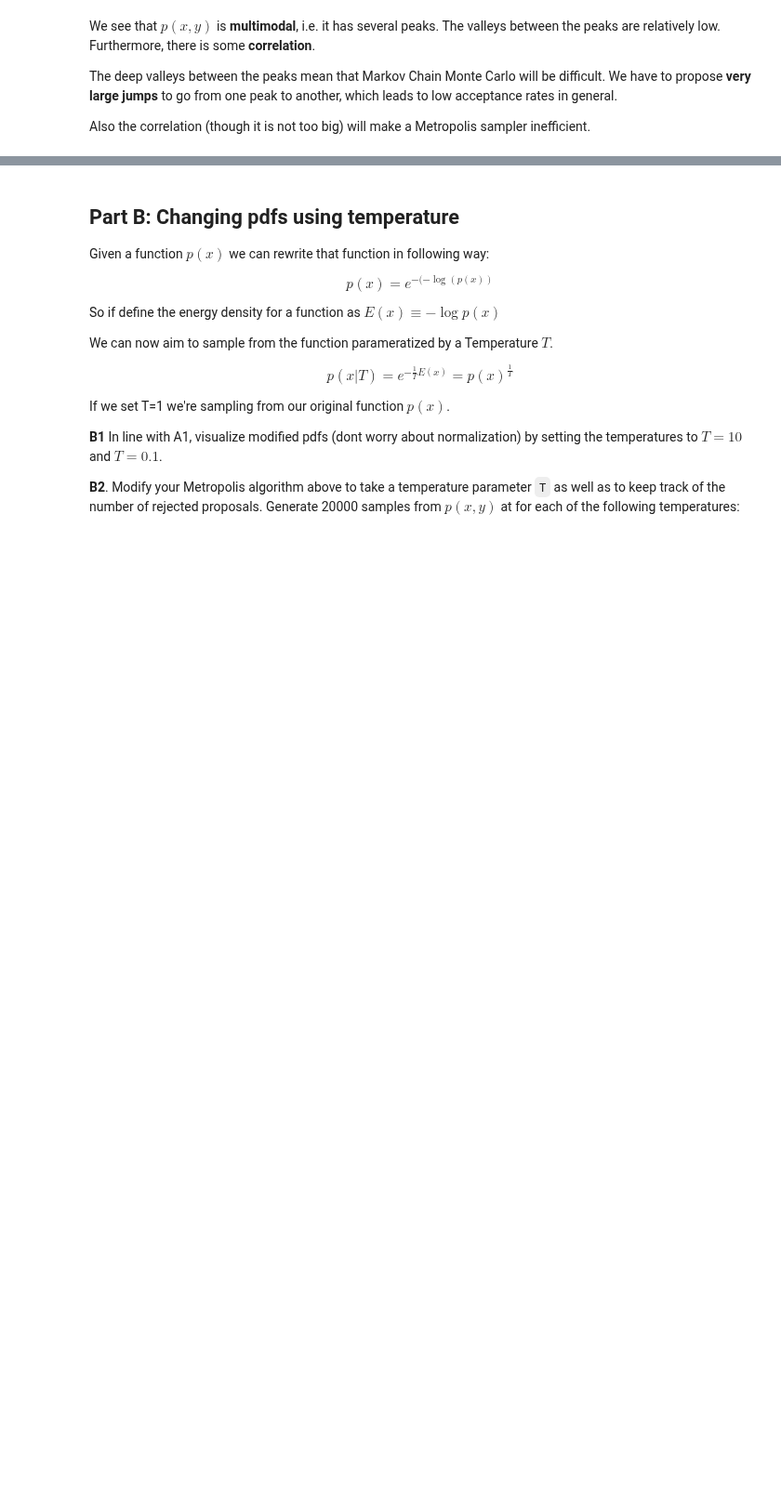
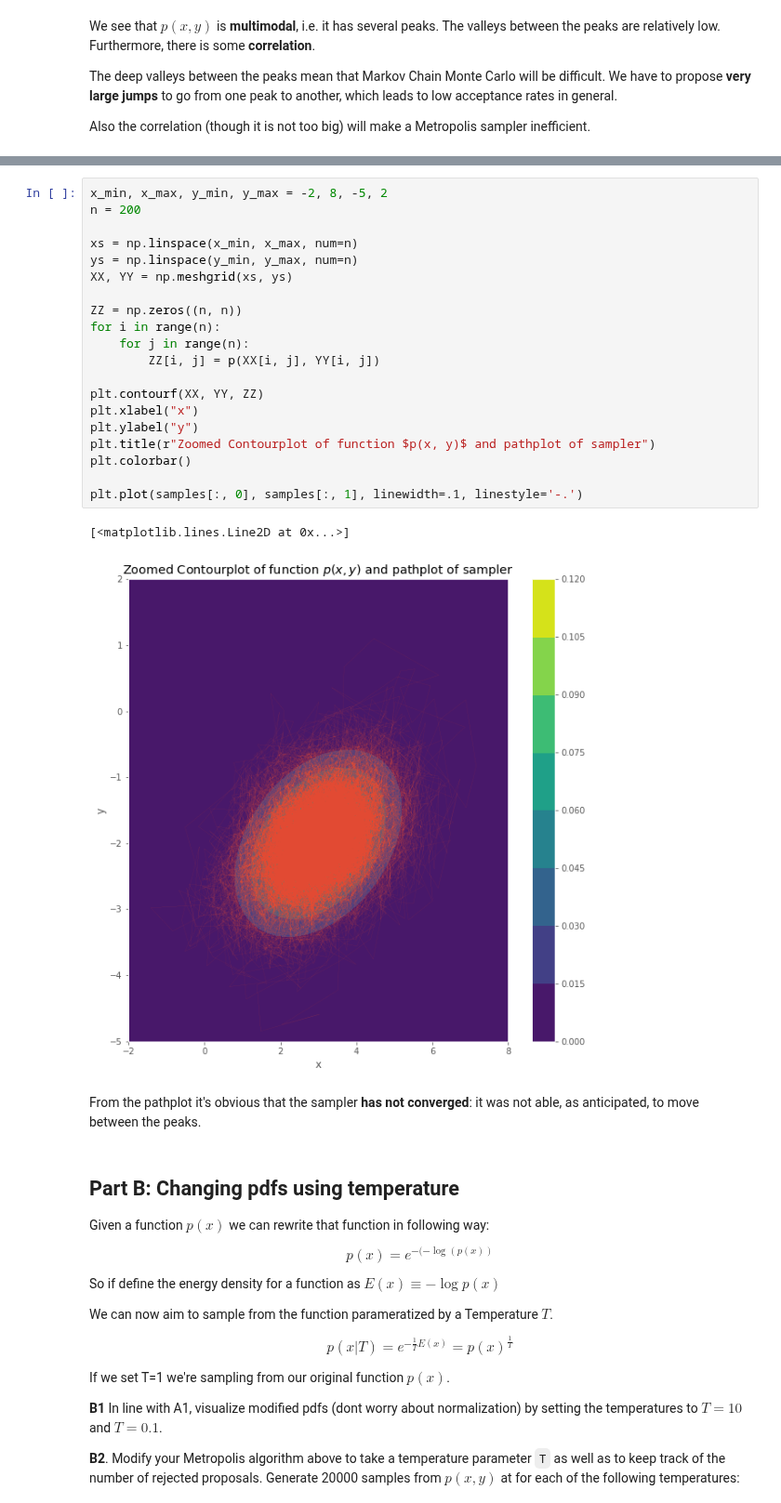
Before and after one commit to NOllAl/AM207HW, a Jupyter notebook: am207_final_2018fall/2018fall_final.ipynb, the cells around one changed output, grey strips where cells are left out. Shown at 93% size. Saved outputs shown, nothing was run; the diff lists cells and outputs as text; blank space fills up the shorter version.

```diff
--- a/am207_final_2018fall/2018fall_final.ipynb
+++ b/am207_final_2018fall/2018fall_final.ipynb
@@ -269,3 +354,28 @@ Also the correlation (though it is not too big) will make a Metropolis sampler i
+# %%
+x_min, x_max, y_min, y_max = -2, 8, -5, 2
+n = 200
+
+xs = np.linspace(x_min, x_max, num=n)
+ys = np.linspace(y_min, y_max, num=n)
+XX, YY = np.meshgrid(xs, ys)
+
+ZZ = np.zeros((n, n))
+for i in range(n):
+    for j in range(n):
+        ZZ[i, j] = p(XX[i, j], YY[i, j])
+
+plt.contourf(XX, YY, ZZ)
+plt.xlabel("x")
+plt.ylabel("y")
+plt.title(r"Zoomed Contourplot of function $p(x, y)$ and pathplot of sampler")
+plt.colorbar()
+
+plt.plot(samples[:, 0], samples[:, 1], linewidth=.1, linestyle='-.')
+# %% [output]
+[<matplotlib.lines.Line2D at 0x...>]
+[figure, added]
+# %% [markdown]
+From the pathplot it's obvious that the sampler **has not converged**: it was not able, as anticipated, to move between the peaks.
 # %% [markdown]
 ## Part B: Changing pdfs using temperature
 
```
Also changed, not shown: parts of 6 cells of this notebook.
